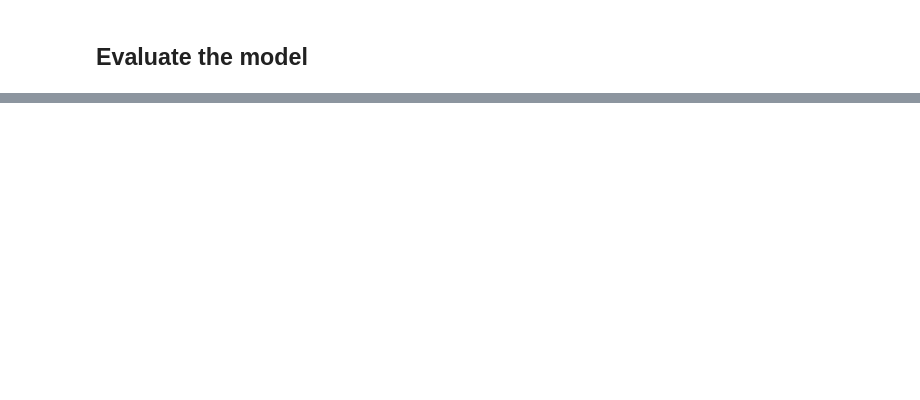
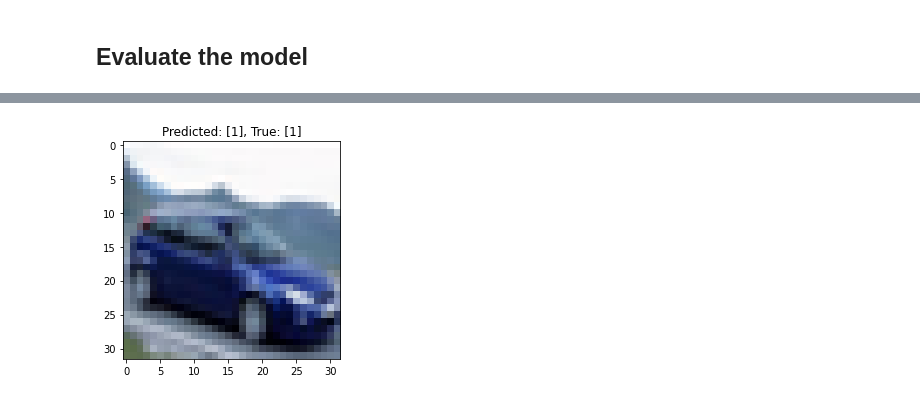
Before and after one commit to Coyote-Schmoyote/simple-cnn, a Jupyter notebook: dl_cnn_beginner.ipynb, the cells around one changed output, grey strips where cells are left out. Drawn from its saved outputs; the diff is of its cells as text; code cells hidden in the pictures; blank space fills up the shorter version.

```diff
--- a/dl_cnn_beginner.ipynb
+++ b/dl_cnn_beginner.ipynb
@@ -240,0 +247,8 @@ print(test_acc)
+# %%
+random_number = np.random.choice(len(test_images))
+random_sample = test_images[random_number]
+
+y_true = test_labels
+y_sample_true = y_true[random_number]
+
+y_sample_pred_class = y_pred_classes[random_number]
@@ -240,0 +266,5 @@ print(test_acc)
+# %%
+plt.title(f"Predicted: {y_sample_pred_class}, True: {y_sample_true}")
+plt.imshow(random_sample);
+# %% [output]
+[figure, added]
```
Also changed, not shown: parts of 9 cells of this notebook.
